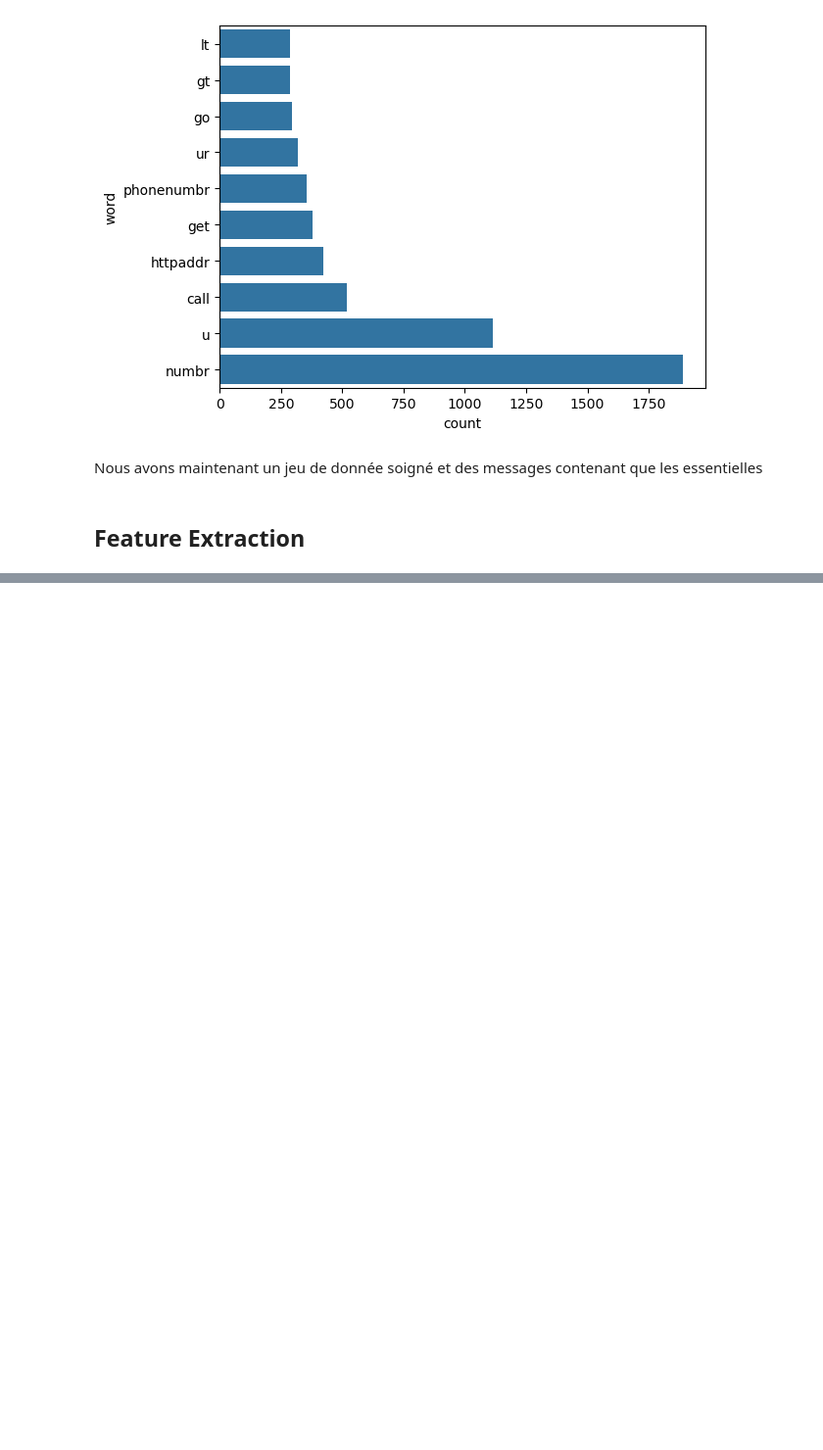
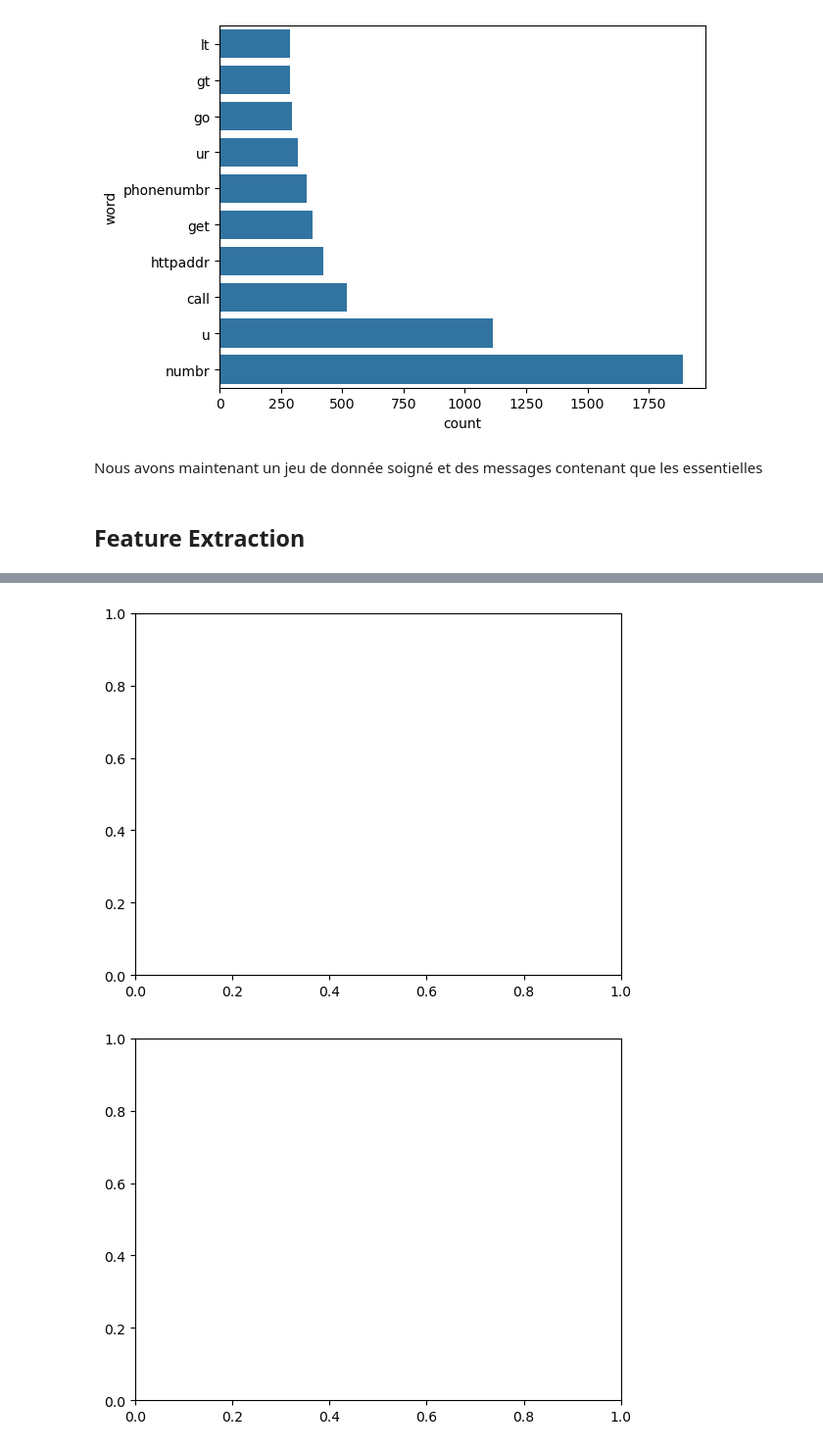
Before and after one commit to A-Anjara/SMS-Classification, a Jupyter notebook: SMS Spam Classification.ipynb, the cells around one changed output, grey strips where cells are left out. Shown at 98% size. Cells and saved outputs as stored; diff of their text form; code cells hidden in the pictures; blank space fills up the shorter version.

```diff
--- a/SMS Spam Classification.ipynb
+++ b/SMS Spam Classification.ipynb
@@ -129,5 +139,6 @@ hybrid_extraction = FeatureUnion(
      ('char',TfidfVectorizer(max_features=6000,analyzer='char',ngram_range=(3,5)))
     ]
 )
-X = hybrid_extraction.fit_transform(df["messages"]).toarray()
+#X = hybrid_extraction.fit_transform(df["messages"]).toarray()
+X = df["messages"]
 Y = df.iloc[:,0]
@@ -145,0 +158,48 @@ plt.imshow(confusion_matrix(y_pred=y_pred,y_true=ytest))
+# %%
+models = {
+    'SVM' : SVC(),
+    'Multinomial Naive Bayes': MultinomialNB(),
+    'Regression Logistique': LogisticRegression(max_iter=2000)
+}
+df_models = []
+for k,v in models.items():
+    model = Pipeline(
+        [
+            ('feature_extraction',FeatureUnion(
+                                    [('word',TfidfVectorizer(max_features=4000,analyzer='word',ngram_range=(1,2),stop_words='english')),
+                                     ('char',TfidfVectorizer(max_features=6000,analyzer='char',ngram_range=(3,5)))
+                                    ]
+                                    )),
+            ('model',v)
+        ]
+    )
+    model.fit(xtrain,ytrain)
+    y_pred = model.predict(xtest)
+    accuracy = accuracy_score(y_pred=y_pred,y_true=ytest)
+    accuracy = float(f"{accuracy*100:.2f}")
+    precision = precision_score(y_pred=y_pred,y_true=ytest,pos_label='spam')
+    precision = float(f"{precision*100:.2f}")
+    f1 = f1_score(y_pred=y_pred,y_true=ytest,pos_label='spam')
+    f1 = float(f"{f1*100:.2f}")
+    recall = recall_score(y_pred=y_pred,y_true=ytest,pos_label='spam')
+    recall = float(f"{recall*100:.2f}")
+    df_models.append({
+        'model_name':k,
+        'accuracy':accuracy,
+        'precision':precision,
+        'recall':recall,
+        'f1':f1
+    })
+    cm = confusion_matrix(y_pred=y_pred,y_true=ytest)
+
+    #fig, ax = plt.subplots()
+    #ConfusionMatrixDisplay(confusion_matrix=cm,display_labels=['ham','spam']).plot(ax=ax)
+    #plt.title(f"Confusion Matrix - {k}")
+    #plt.savefig(f"{k}_confusion_matrix.png")
+    #plt.close(fig)
+    #with open(f"{k}_model.pkl","wb") as file:
+    #    pickle.dump(model, file)
+df_models = pd.DataFrame(df_models)
+# %% [output]
+[figure, added]
+[figure, added]
```
Also changed, not shown: parts of 15 cells of this notebook, 25 other files.
